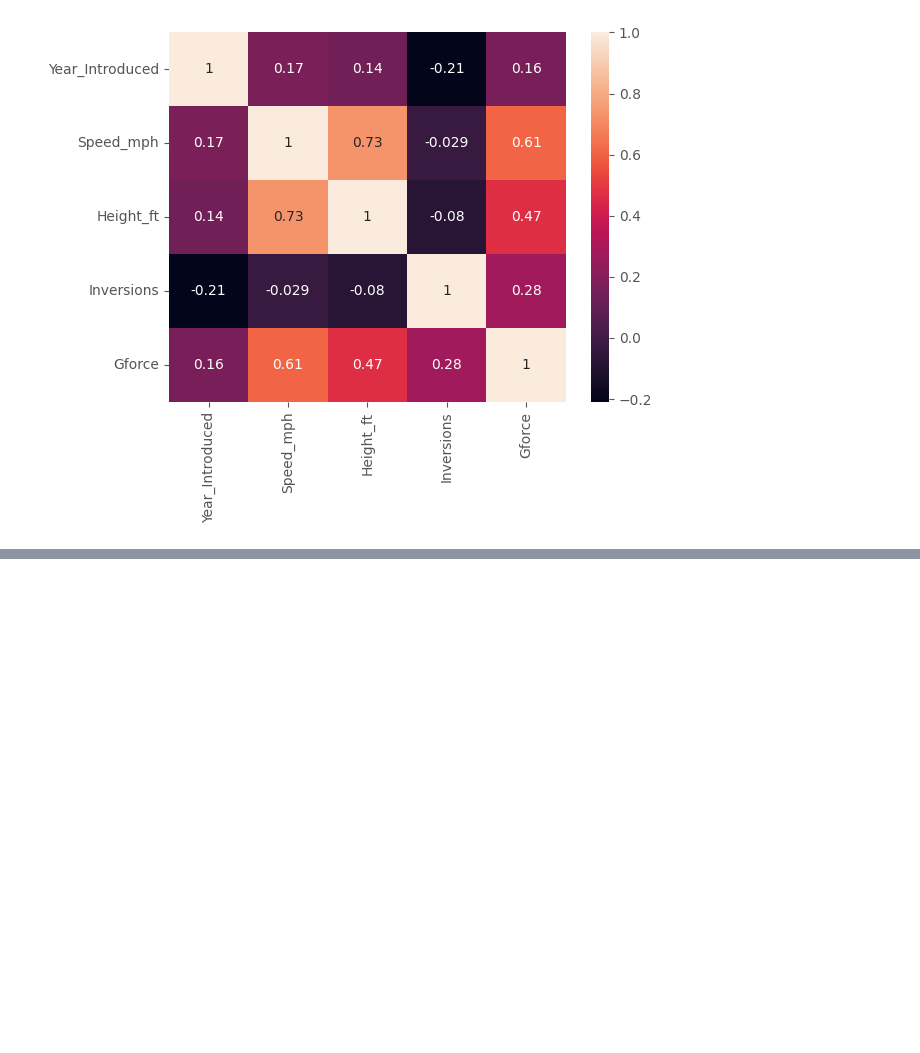
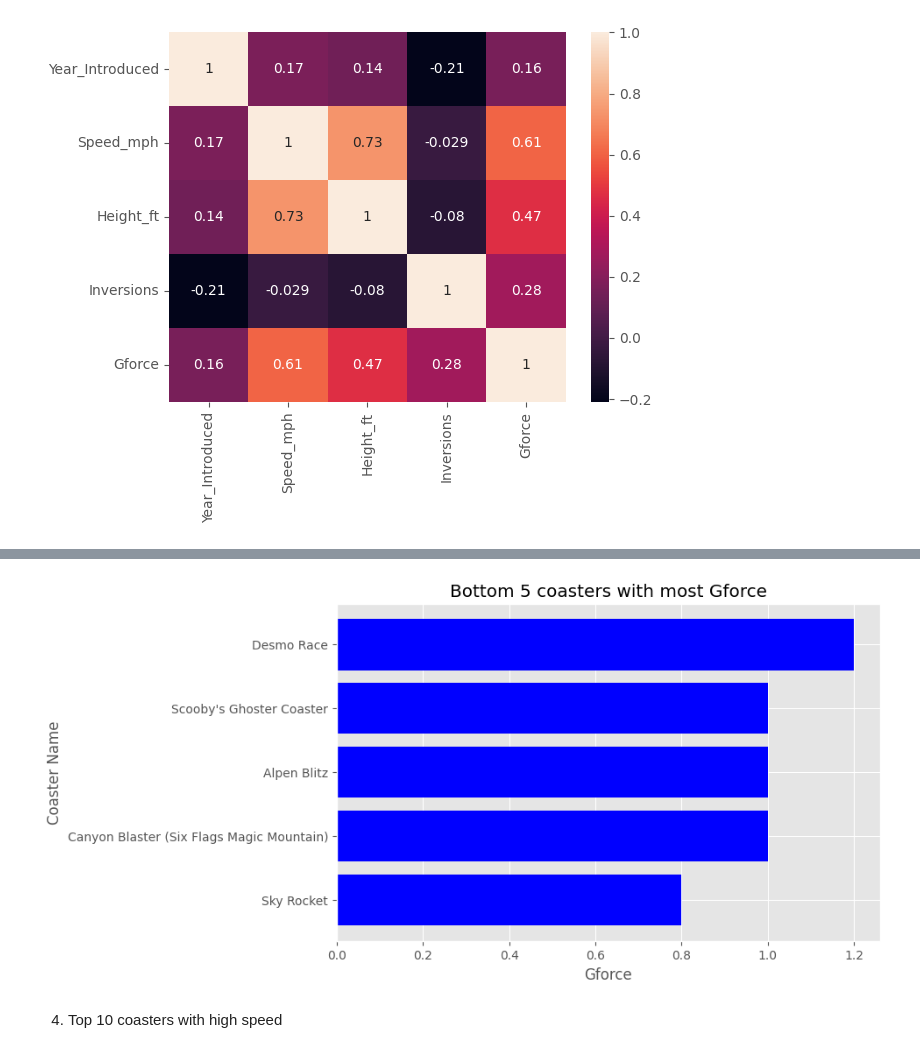
Before and after one commit to SurekhaBerlin/Roller-Coasters-Analysis, a Jupyter notebook: RollercoasterEDA.ipynb, the cells around one changed output, grey strips where cells are left out. Cells and saved outputs as stored; diff of their text form; code cells hidden in the pictures; blank space fills up the shorter version.

```diff
--- a/RollercoasterEDA.ipynb
+++ b/RollercoasterEDA.ipynb
@@ -360,0 +411,17 @@ sns.heatmap(df_corr, annot=True)
+# %%
+bottom5_gforce = df.groupby("Coaster_Name")["Gforce"].min().dropna(how="any").sort_values()[:5]
+# %%
+plt.figure(figsize=(8,5))
+
+plt.barh(bottom5_gforce.index,bottom5_gforce,color="blue")
+
+
+plt.title("Bottom 5 coasters with most Gforce")
+plt.xlabel("Gforce")
+plt.ylabel("Coaster Name")
+
+plt.show()
+# %% [output]
+[figure, added]
+# %% [markdown]
+4. Top 10 coasters with high speed
```
Also changed, not shown: parts of 13 cells of this notebook.
